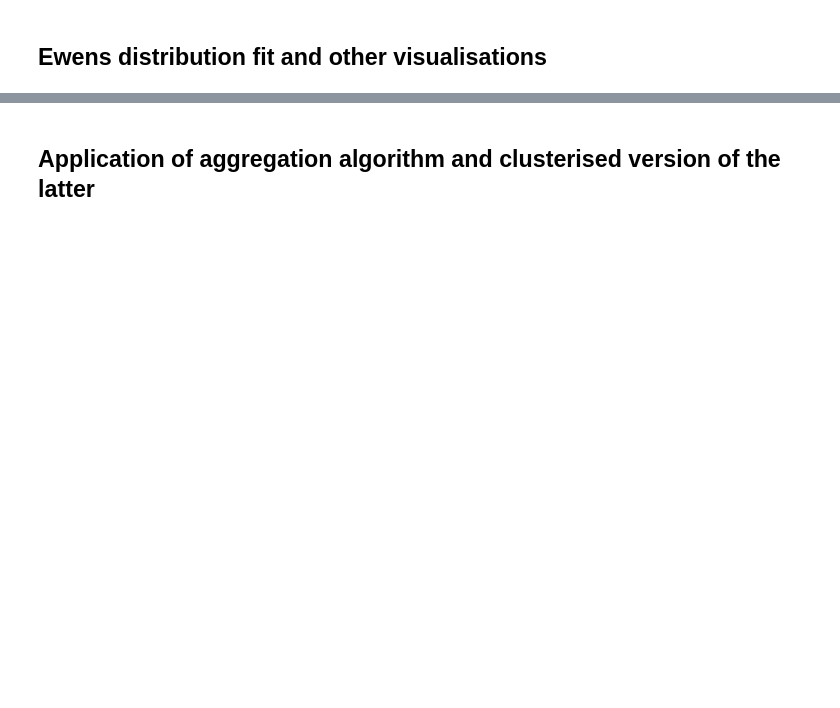
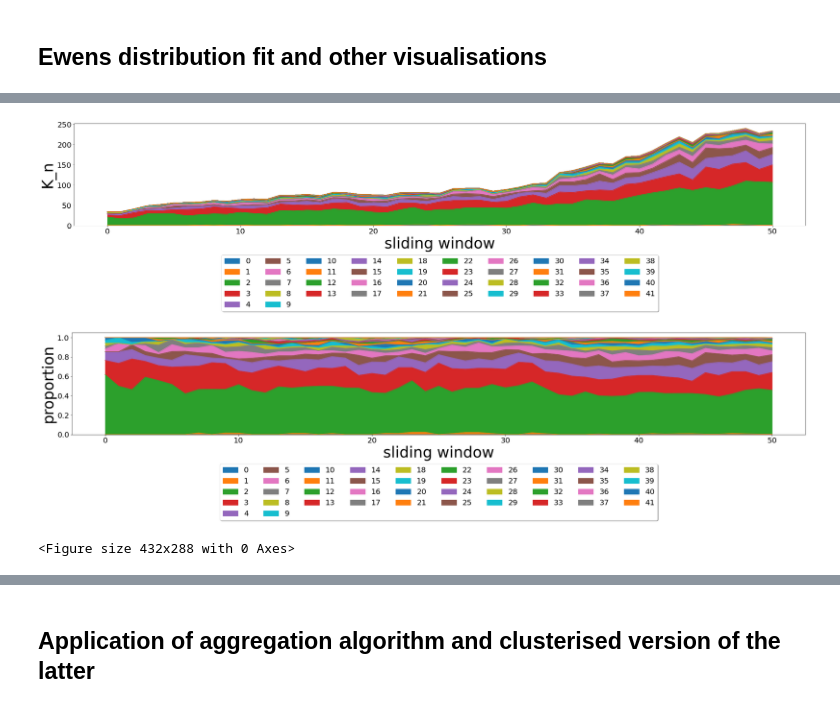
Before and after one commit to Wisniewskiw/Temporal-Distribution-of-Clusters-of-Traders-inFX-Market, a Jupyter notebook: Temporal distribution of clusters of traders in FX.ipynb, the cells around one changed output, grey strips where cells are left out. Drawn from its saved outputs; the diff is of its cells as text; code cells hidden in the pictures; blank space fills up the shorter version.

```diff
--- a/Temporal distribution of clusters of traders in FX.ipynb
+++ b/Temporal distribution of clusters of traders in FX.ipynb
@@ -303,0 +307,6 @@ ValueError: cannot reindex from a duplicate axis
+# %%
+ewens.proportionvectorplot("EURUSD", 10, 100, "6months_2weeks_EURUSD" , "infomap" )
+# %% [output]
+[figure, added]
+[figure, added]
+<Figure size 432x288 with 0 Axes>
```
Also changed, not shown: parts of 37 cells of this notebook.
